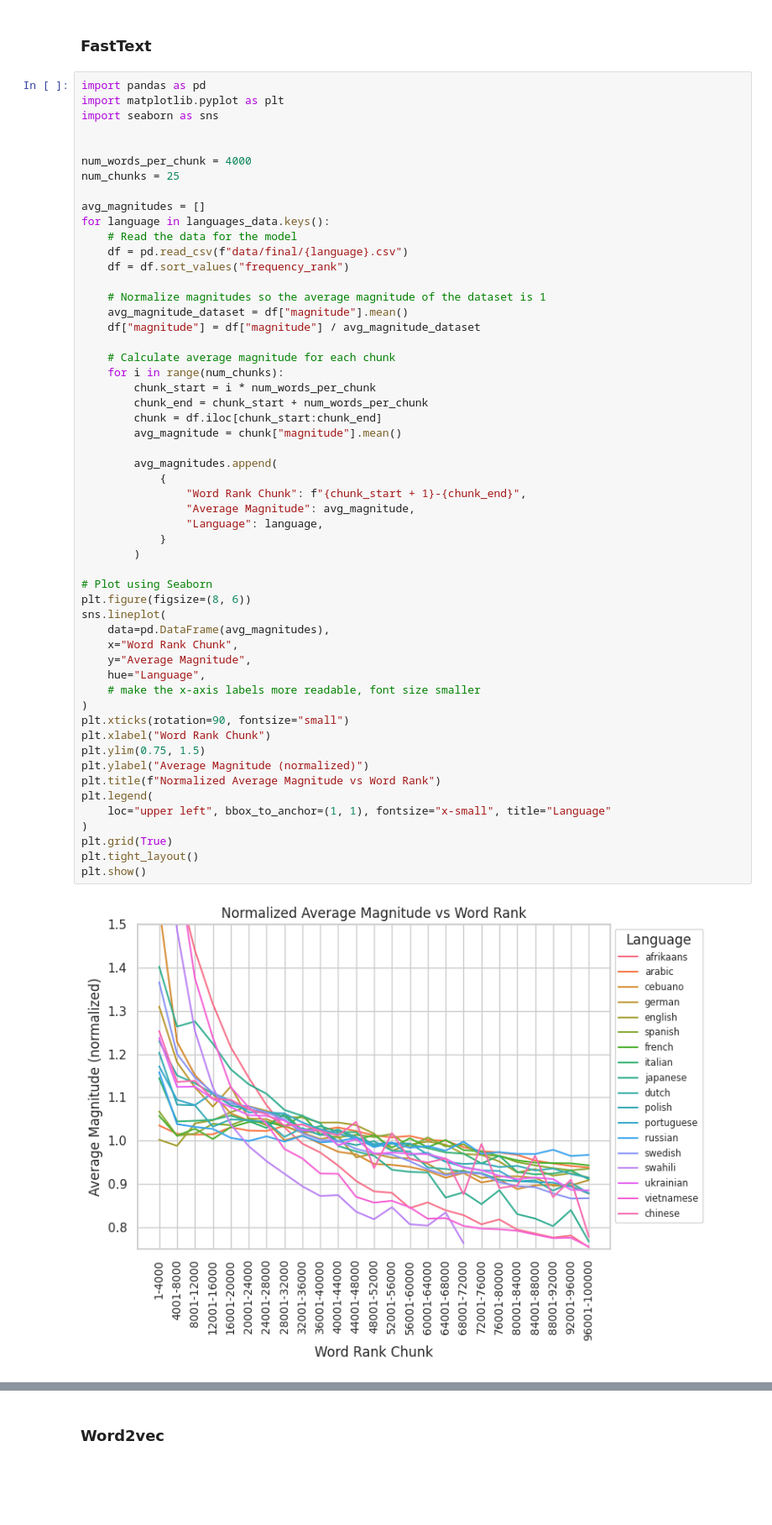
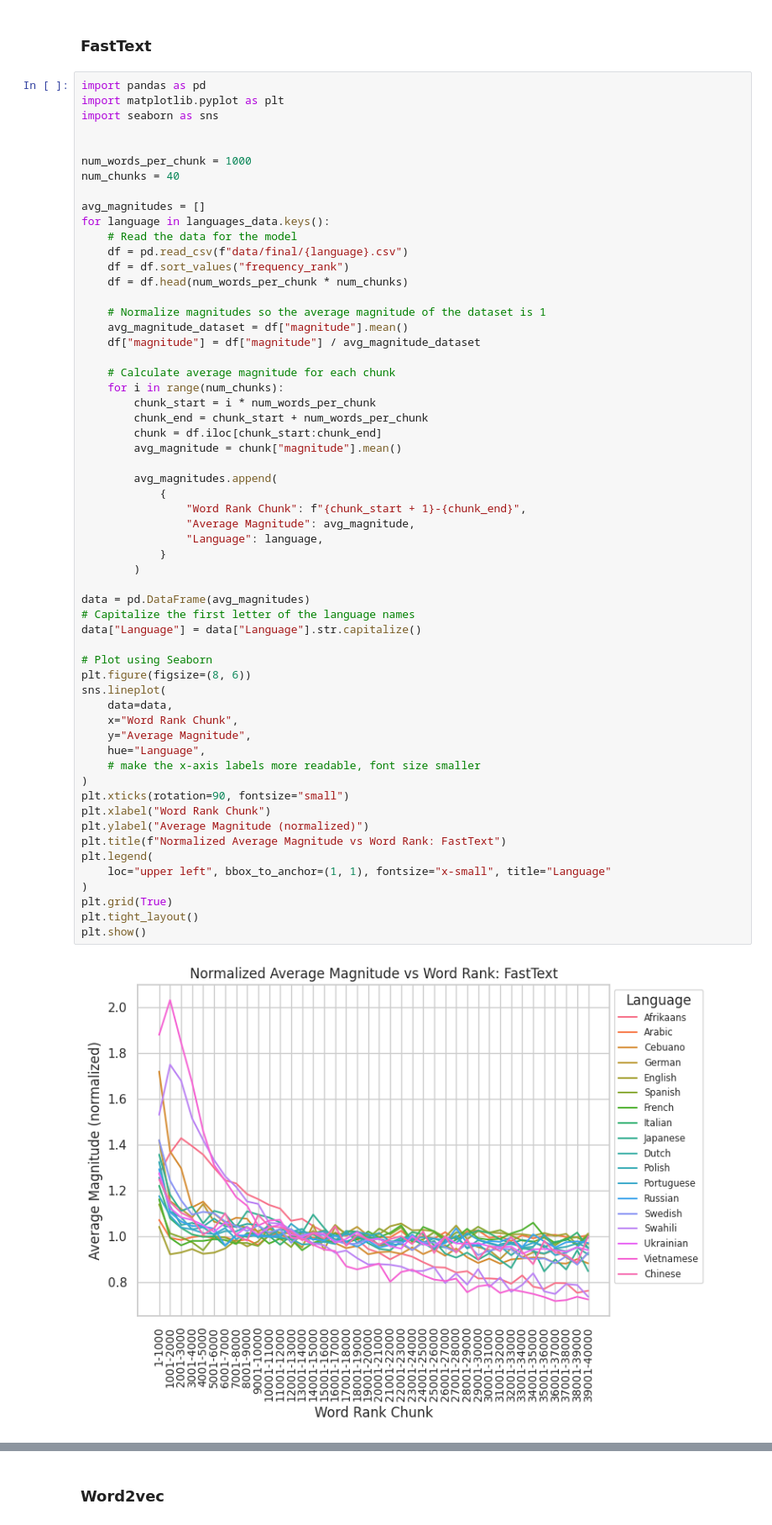
Before and after one commit to harrison-f-stropkay/72-final-project, a Jupyter notebook: analysis.ipynb, the cells around one changed output, grey strips where cells are left out. Shown at 84% size. Cells and saved outputs as stored; diff of their text form; blank space fills up the shorter version.

```diff
--- a/analysis.ipynb
+++ b/analysis.ipynb
@@ -492,14 +591,15 @@ import matplotlib.pyplot as plt
 import seaborn as sns
 
 
-num_words_per_chunk = 4000
-num_chunks = 25
+num_words_per_chunk = 1000
+num_chunks = 40
 
 avg_magnitudes = []
 for language in languages_data.keys():
     # Read the data for the model
     df = pd.read_csv(f"data/final/{language}.csv")
     df = df.sort_values("frequency_rank")
+    df = df.head(num_words_per_chunk * num_chunks)
 
     # Normalize magnitudes so the average magnitude of the dataset is 1
     avg_magnitude_dataset = df["magnitude"].mean()
@@ -511,34 +611,37 @@ for language in languages_data.keys():
         chunk_end = chunk_start + num_words_per_chunk
         chunk = df.iloc[chunk_start:chunk_end]
         avg_magnitude = chunk["magnitude"].mean()
 
         avg_magnitudes.append(
             {
                 "Word Rank Chunk": f"{chunk_start + 1}-{chunk_end}",
                 "Average Magnitude": avg_magnitude,
                 "Language": language,
             }
         )
 
+data = pd.DataFrame(avg_magnitudes)
+# Capitalize the first letter of the language names
+data["Language"] = data["Language"].str.capitalize()
+
 # Plot using Seaborn
 plt.figure(figsize=(8, 6))
 sns.lineplot(
-    data=pd.DataFrame(avg_magnitudes),
+    data=data,
     x="Word Rank Chunk",
     y="Average Magnitude",
     hue="Language",
     # make the x-axis labels more readable, font size smaller
 )
 plt.xticks(rotation=90, fontsize="small")
 plt.xlabel("Word Rank Chunk")
-plt.ylim(0.75, 1.5)
 plt.ylabel("Average Magnitude (normalized)")
-plt.title(f"Normalized Average Magnitude vs Word Rank")
+plt.title(f"Normalized Average Magnitude vs Word Rank: FastText")
 plt.legend(
     loc="upper left", bbox_to_anchor=(1, 1), fontsize="x-small", title="Language"
 )
 plt.grid(True)
 plt.tight_layout()
 plt.show()
 # %% [output]
-[figure, old version]
+[figure, new version]
```
Also changed, not shown: parts of 13 cells of this notebook, 1 other file.
